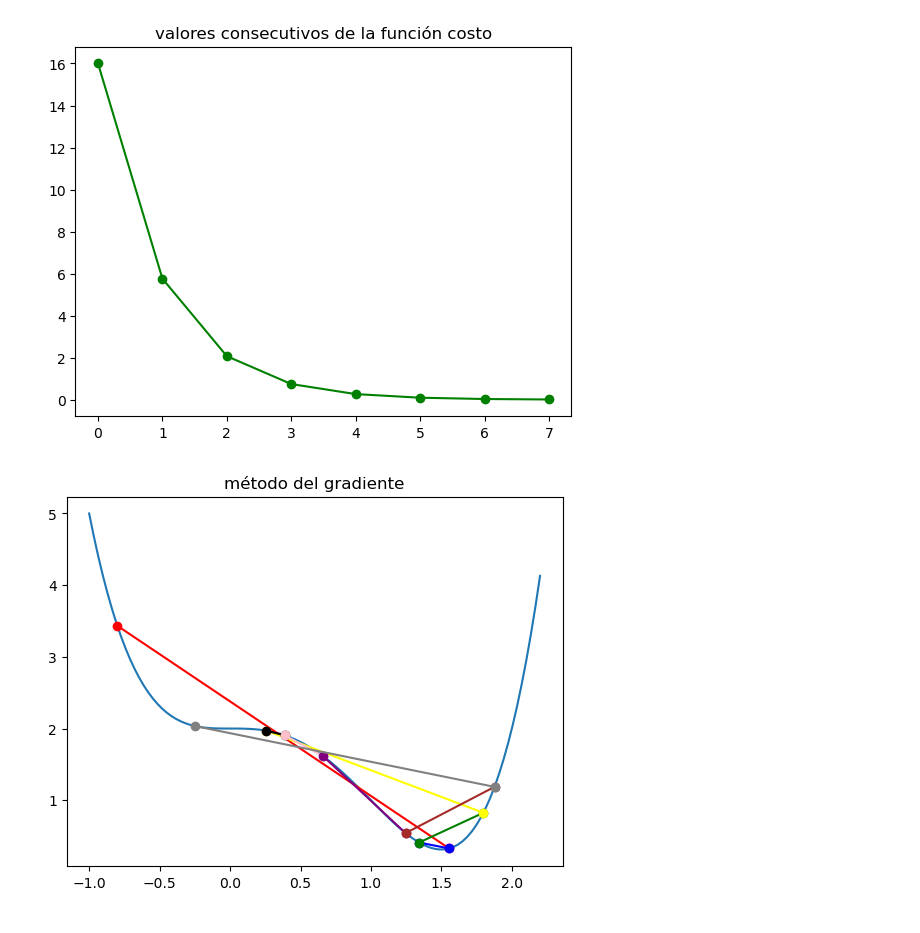
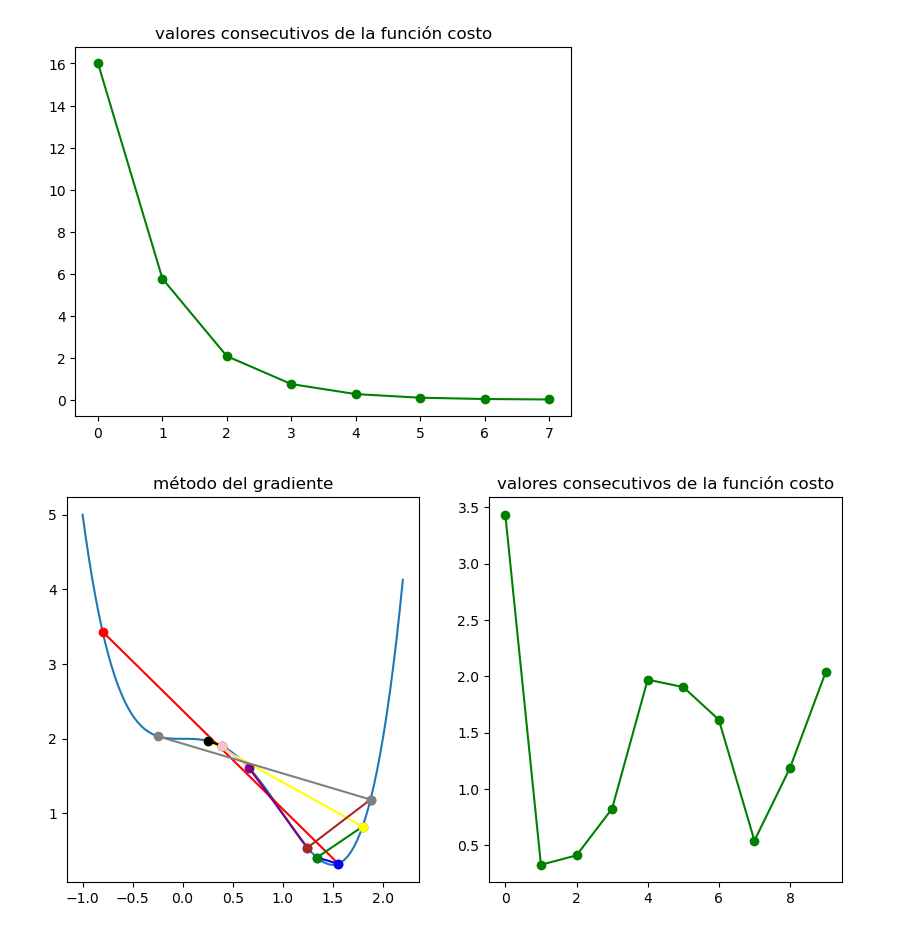
Before and after one commit to reula/Clase_redes_neuronales, a Jupyter notebook: gradiente.ipynb, the cells around one changed output. Saved outputs shown, nothing was run; the diff lists cells and outputs as text; code cells hidden in the pictures.

```diff
--- a/gradiente.ipynb
+++ b/gradiente.ipynb
@@ -174,36 +174,40 @@ plt.show()
 # %%
 def f(x):
     return 2 + -2*x**3 + x**4
 
 def df(x):
     return -6*x**2 + 4*x**3
 
 x = np.linspace(-1,2.2,100)
 
 a = 0.4 #0.1, 0.4, 0.2
 
 x1 = -0.8
 x2 = x1 - a*df(x1)
 x3 = x2 - a*df(x2)
 x4 = x3 - a*df(x3)
 x5 = x4 - a*df(x4)
 x6 = x5 - a*df(x5)
 x7 = x6 - a*df(x6)
 x8 = x7 - a*df(x7)
 x9 = x8 - a*df(x8)
 x10 = x9 - a*df(x9)
 
-plt.plot(x,f(x))
-plt.plot([x1,x2],[f(x1),f(x2)], color='red', marker='o')
-plt.plot([x2,x3],[f(x2),f(x3)], color='blue', marker='o')
-plt.plot([x3,x4],[f(x3),f(x4)], color='green', marker='o')
-plt.plot([x4,x5],[f(x4),f(x5)], color='yellow', marker='o')
-plt.plot([x5,x6],[f(x5),f(x6)], color='black', marker='o')
-plt.plot([x6,x7],[f(x6),f(x7)], color='pink', marker='o')
-plt.plot([x7,x8],[f(x7),f(x8)], color='purple', marker='o')
-plt.plot([x8,x9],[f(x8),f(x9)], color='brown', marker='o')
-plt.plot([x9,x10],[f(x9),f(x10)], color='gray', marker='o')
-plt.title('método del gradiente')
+fig, axs = plt.subplots(1, 2, figsize=(10, 5))
+axs[0].plot(x,f(x))
+axs[0].plot([x1,x2],[f(x1),f(x2)], color='red', marker='o')
+axs[0].plot([x2,x3],[f(x2),f(x3)], color='blue', marker='o')
+axs[0].plot([x3,x4],[f(x3),f(x4)], color='green', marker='o')
+axs[0].plot([x4,x5],[f(x4),f(x5)], color='yellow', marker='o')
+axs[0].plot([x5,x6],[f(x5),f(x6)], color='black', marker='o')
+axs[0].plot([x6,x7],[f(x6),f(x7)], color='pink', marker='o')
+axs[0].plot([x7,x8],[f(x7),f(x8)], color='purple', marker='o')
+axs[0].plot([x8,x9],[f(x8),f(x9)], color='brown', marker='o')
+axs[0].plot([x9,x10],[f(x9),f(x10)], color='gray', marker='o')
+axs[0].set_title('método del gradiente')
+#plt.show()
+axs[1].plot([f(x1),f(x2),f(x3),f(x4),f(x5),f(x6),f(x7),f(x8),f(x9),f(x10)], color='green', marker='o')
+axs[1].set_title('valores consecutivos de la función costo')
 plt.show()
 # %% [output]
-[figure, old version]
+[figure, new version]
```
Also changed, not shown: parts of 4 cells of this notebook.
